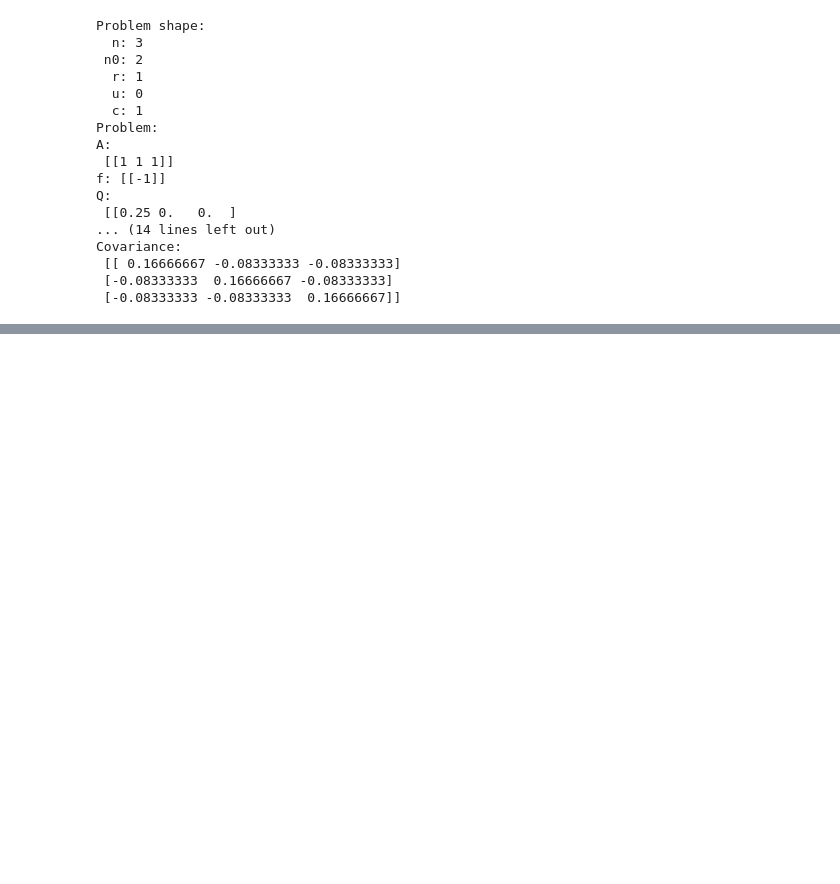
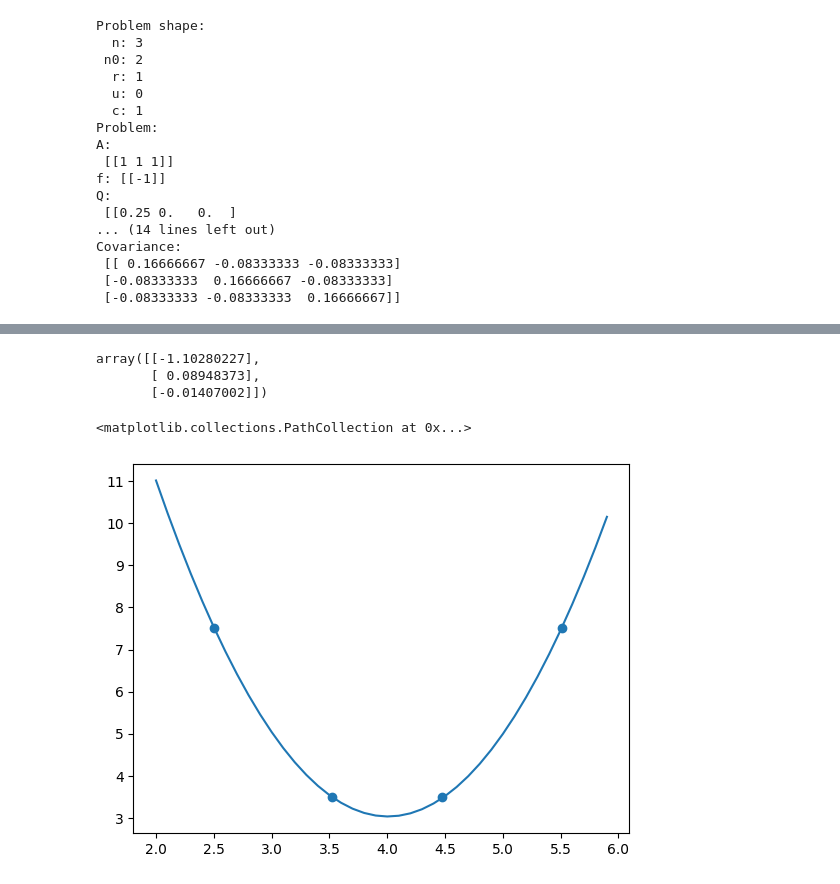
Before and after one commit to RubeRad/pho, a Jupyter notebook: Adjustments.ipynb, the cells around one changed output, grey strips where cells are left out. Saved outputs shown, nothing was run; the diff lists cells and outputs as text; code cells hidden in the pictures; blank space fills up the shorter version.

```diff
--- a/Adjustments.ipynb
+++ b/Adjustments.ipynb
@@ -357,0 +398,8 @@ Covariance:
+# %%
+# this is fixed through all iterations
+# as well as being useful for indirect observations initial estimate
+B = np.zeros((4,3))
+for i in range(4):
+    B[i,0] = 1
+    B[i,1] = x[i]
+    B[i,2] = x[i]*x[i]
@@ -357,0 +453,12 @@ Covariance:
+# %%
+A = np.zeros((4,8))
+f = np.zeros((4,1))
+for iter in range(5):
+    for i in range(4):
+        A[i,i*2] = -2*d[2,0]*x[i]
+        A[i,i*2+1] = -1
+        f[i,0] = y[i] - d[2,0]*x[i]*x[i] - d[1,0]*x[i] - d[0,0]
+
+    d = general_iteration(A,B,f,l,Q,d)
+
+general_iteration(A,B,f,l,Q,d,1)
@@ -357,0 +486,6 @@ Covariance:
+# %%
+d-d0
+# %% [output]
+array([[-1.10280227],
+       [ 0.08948373],
+       [-0.01407002]])
@@ -357,0 +495,6 @@ Covariance:
+# %%
+plt.plot(xs, d[0,0] + d[1,0]*xs + d[2,0]*xs*xs)
+plt.scatter(x,y)
+# %% [output]
+<matplotlib.collections.PathCollection at 0x...>
+[figure, added]
```
Also changed, not shown: parts of 34 cells of this notebook.
